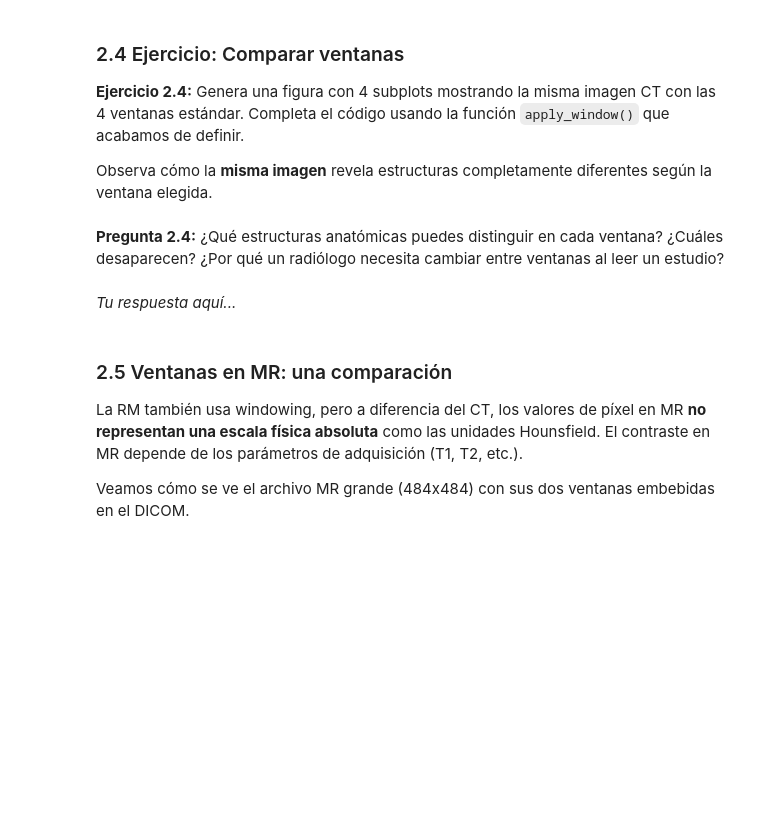
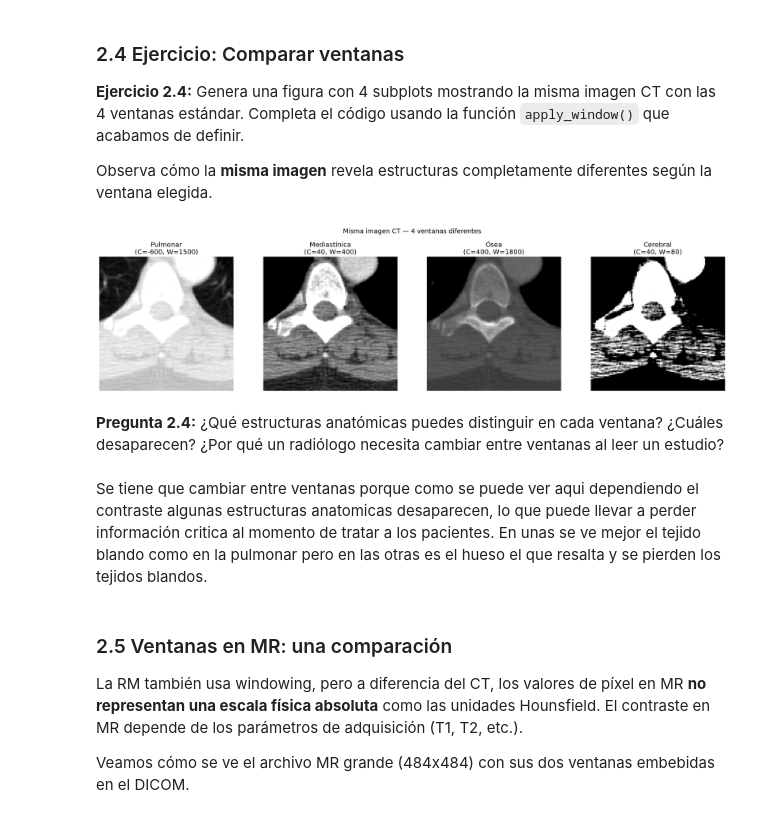
Before and after one commit to uvg-analisis-de-datos-biomedicos/healthdatalab, a Jupyter notebook: labs/lab-5-medical-imaging/notebooks/Lab05_Imagenes_Medicas_DICOM.ipynb, the cells around one changed output. Drawn from its saved outputs; the diff is of its cells as text; code cells hidden in the pictures; blank space fills up the shorter version.

Commit message:
Checkpoint 2: windowing and 3D volume complete

```diff
--- a/labs/lab-5-medical-imaging/notebooks/Lab05_Imagenes_Medicas_DICOM.ipynb
+++ b/labs/lab-5-medical-imaging/notebooks/Lab05_Imagenes_Medicas_DICOM.ipynb
@@ -489,29 +512,34 @@ Observa cómo la **misma imagen** revela estructuras completamente diferentes se
 # %%
 # ── EJERCICIO 2.4: Comparar 4 ventanas ──
 
 windows = {
     "Pulmonar\n(C=-600, W=1500)":     {"center": -600, "width": 1500},
     "Mediastínica\n(C=40, W=400)":     {"center": 40,   "width": 400},
     "Ósea\n(C=400, W=1800)":           {"center": 400,  "width": 1800},
     "Cerebral\n(C=40, W=80)":          {"center": 40,   "width": 80},
 }
 
 fig, axes = plt.subplots(1, 4, figsize=(20, 5))
 
 for ax, (title, params) in zip(axes, windows.items()):
-    # TU CÓDIGO AQUÍ: aplica la ventana y muestra la imagen
-    # Usa: apply_window(image_hu, params["center"], params["width"])
-    # Muestra con: ax.imshow(..., cmap='gray')
+    # Aplicar windowing
+    img_windowed = apply_window(image_hu, params["center"], params["width"])
+
+    # Mostrar imagen
+    ax.imshow(img_windowed, cmap='gray')
+
     ax.set_title(title)
     ax.axis('off')
 
 plt.suptitle("Misma imagen CT — 4 ventanas diferentes", fontsize=14, y=1.02)
 plt.tight_layout()
 plt.show()
+# %% [output]
+[figure, added]
 # %% [markdown]
 **Pregunta 2.4:** ¿Qué estructuras anatómicas puedes distinguir en cada ventana? ¿Cuáles desaparecen? ¿Por qué un radiólogo necesita cambiar entre ventanas al leer un estudio?
 # %% [markdown]
-*Tu respuesta aquí...*
+Se tiene que cambiar entre ventanas porque como se puede ver aqui dependiendo el contraste algunas estructuras anatomicas desaparecen, lo que puede llevar a perder información critica al momento de tratar a los pacientes. En unas se ve mejor el tejido blando como en la pulmonar pero en las otras es el hueso el que resalta y se pierden los tejidos blandos.
 # %% [markdown]
 ### 2.5 Ventanas en MR: una comparación
 
```
Also changed, not shown: parts of 8 cells of this notebook.
